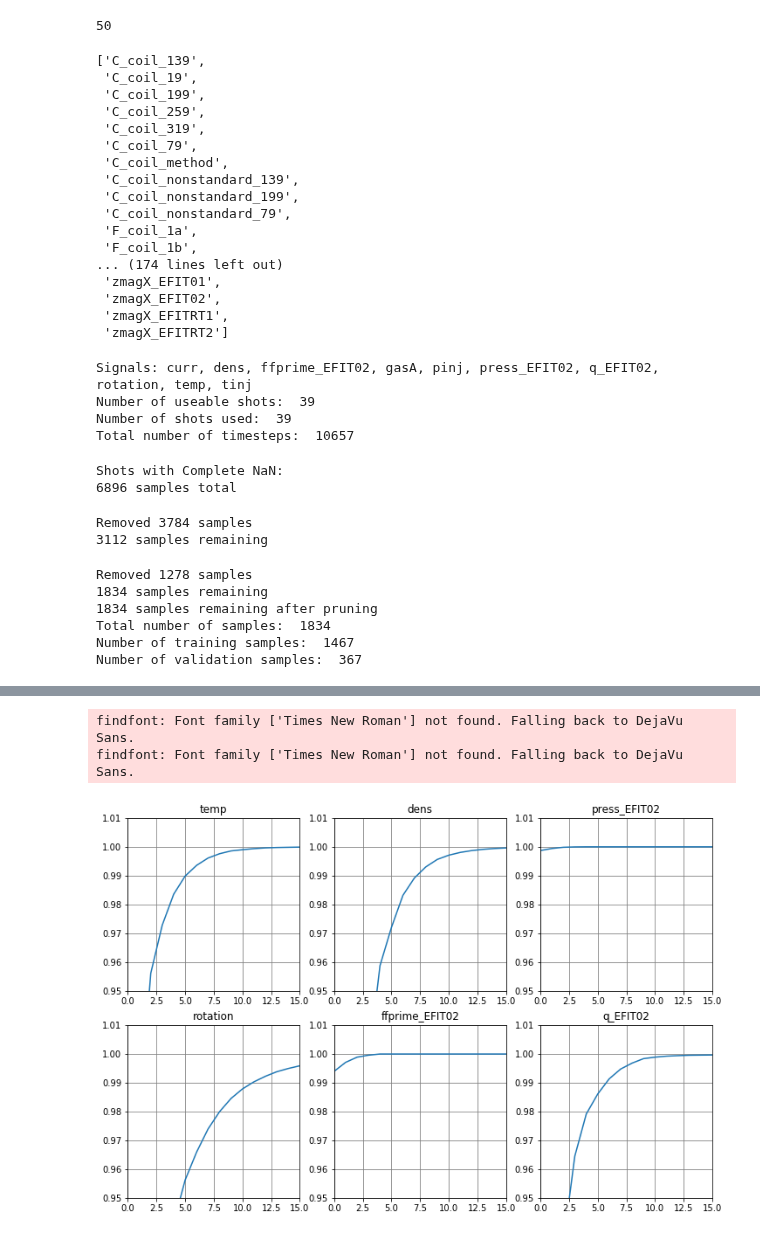
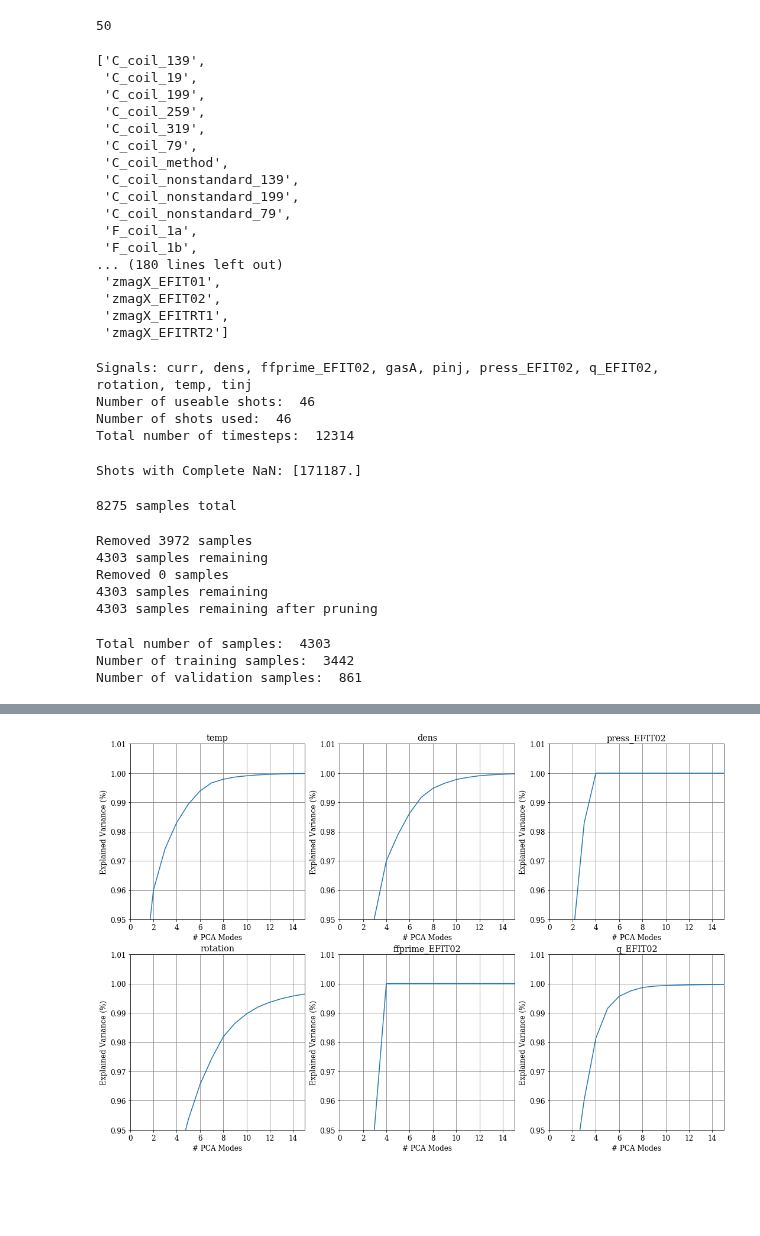
Before and after one commit to PlasmaControl/plasma-profile-predictor, a Jupyter notebook: linear_model.ipynb, the cells around one changed output, grey strips where cells are left out. Saved outputs shown, nothing was run; the diff lists cells and outputs as text; code cells hidden in the pictures; blank space fills up the shorter version.

```diff
--- a/linear_model.ipynb
+++ b/linear_model.ipynb
@@ -11,22 +11,25 @@ import seaborn as sns
 # %% [output]
 Using TensorFlow backend.
 # %%
+## This just sets up some plotting preferences
 %matplotlib inline
-font={'family': 'Times New Roman',
-      'size': 10}
+font={'family': 'DejaVu Serif',
+      'size': 12}
 plt.rc('font', **font)
 matplotlib.rcParams['figure.facecolor'] = (1,1,1,1)
 # %%
-data_path_base = '/scratch/gpfs/jabbate/mixed_data/final_data_batch_'
+# Load in the data.
+# rawdata is a dictionary, the keys are shot #s, and the values are sub-dictionaries of signal names and np arrays
+data_path = '/scratch/gpfs/jabbate/mixed_data/final_data_batch_154.pkl'
 rawdata = {}
-foo = [68]
 for i in foo:
-    with open(data_path_base + str(i) + '.pkl','rb') as f:
+    with open(data_path,'rb') as f:
         rawdata.update(pickle.load(f, encoding='latin1'))
 len(rawdata.keys())
 # %% [output]
 50
 # %%
+## This lists all the available signals
 keys = list(rawdata[list(rawdata.keys())[0]].keys())
 keys.sort()
 keys
@@ -43,12 +46,15 @@ keys
  'C_coil_nonstandard_79',
  'F_coil_1a',
  'F_coil_1b',
-... (174 lines left out)
+... (180 lines left out)
  'zmagX_EFIT01',
  'zmagX_EFIT02',
  'zmagX_EFITRT1',
  'zmagX_EFITRT2']
 # %%
+## This processes the raw data into a form suitable for training
+# does some averaging, normalizing, groups into training samples
+# can play around with what actuators/profiles to use
 actuator_names = ['pinj','tinj','curr','gasA']
 profile_names = ['temp','dens','press_EFIT02','rotation','ffprime_EFIT02','q_EFIT02']
 sig_names = actuator_names + profile_names
@@ -70,18 +76,18 @@ data, valdata, normalization_params = process_data(rawdata, sig_names, normaliza
                                                     nshots=12000,verbose=1, flattop_only=True)
 # %% [output]
 Signals: curr, dens, ffprime_EFIT02, gasA, pinj, press_EFIT02, q_EFIT02, rotation, temp, tinj
-Number of useable shots:  39
-Number of shots used:  39
-Total number of timesteps:  10657
+Number of useable shots:  46
+Number of shots used:  46
+Total number of timesteps:  12314
-Shots with Complete NaN:
-6896 samples total
+Shots with Complete NaN: [171187.]
-Removed 3784 samples
-3112 samples remaining
+8275 samples total
-Removed 1278 samples
-1834 samples remaining
-1834 samples remaining after pruning
-Total number of samples:  1834
-Number of training samples:  1467
-Number of validation samples:  367
+Removed 3972 samples
+4303 samples remaining
+Removed 0 samples
+4303 samples remaining
+4303 samples remaining after pruning
+Total number of samples:  4303
+Number of training samples:  3442
+Number of validation samples:  861
 # %%
 # split into I/O pairs
@@ -94,33 +100,34 @@ Yval = {sig: valdata[sig][:,-1,:].T for sig in profile_names}
 Uval = {sig: valdata[sig].T for sig in actuator_names}
 # %%
 # take SVD of inputs
-params = {}
+svd = {}
 for sig in tqdm_notebook(X.keys(), position=0):
     U1,S,V = np.linalg.svd(X[sig], full_matrices=False)
-    params[sig + '_U'] = U1
-    params[sig + '_S'] = S
-    params[sig + '_V'] = V
-    params[sig + '_percentile'] = np.cumsum(S)/np.sum(S)
+    svd[sig + '_U'] = U1
+    svd[sig + '_S'] = S
+    svd[sig + '_V'] = V
+    svd[sig + '_percentile'] = np.cumsum(S)/np.sum(S)
 # %% [output]
 [interactive output not drawn]
 # %%
+# plot singular values to see how many modes to keep for reduced order model
 nrows = 2
 ncols = 3
-figsize = (ncols*4,nrows*4)
+figsize = (ncols*6,nrows*6)
 fig, axes = plt.subplots(nrows=nrows, ncols=ncols, figsize=figsize)
 for i, sig in tqdm_notebook(enumerate(profile_names)):
     ax = axes[np.unravel_index(i,(nrows,ncols))]
-    ax.plot(params[sig+'_percentile'])
+    ax.plot(svd[sig+'_percentile'])
     ax.title.set_text(sig)
     ax.set_ylim([.95,1.01])
     ax.set_xlim([0,15])
     ax.yaxis.grid(color='gray')
     ax.xaxis.grid(color='gray')
+    ax.set_xlabel('# PCA Modes')
+    ax.set_ylabel('Explained Variance (%)')
 # %% [output]
 [interactive output not drawn]
-findfont: Font family ['Times New Roman'] not found. Falling back to DejaVu Sans.
-findfont: Font family ['Times New Roman'] not found. Falling back to DejaVu Sans.
-[figure, old version]
+[figure, new version]
 # %%
 # extract PCA modes
 kernels= {}
```
Also changed, not shown: parts of 11 cells of this notebook.
